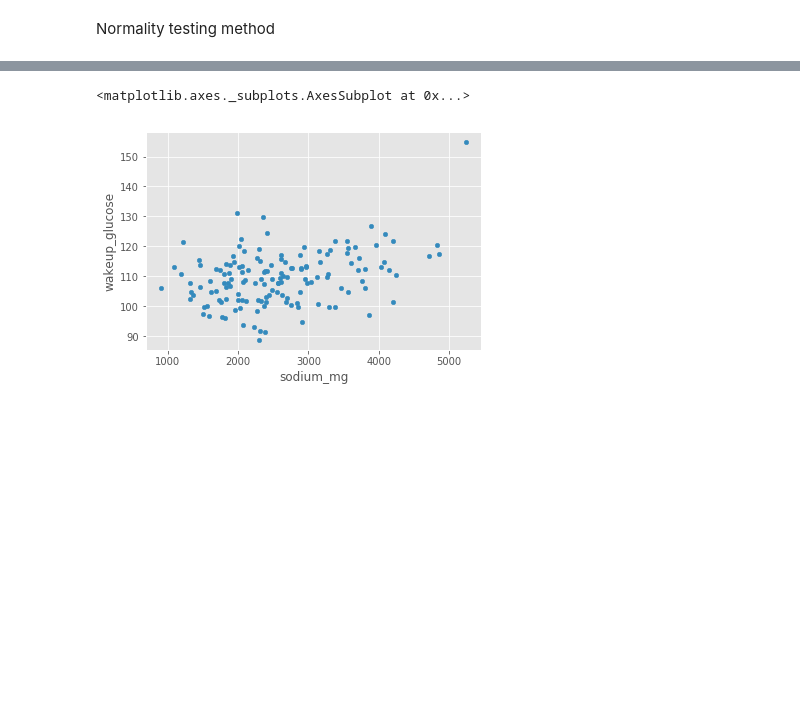
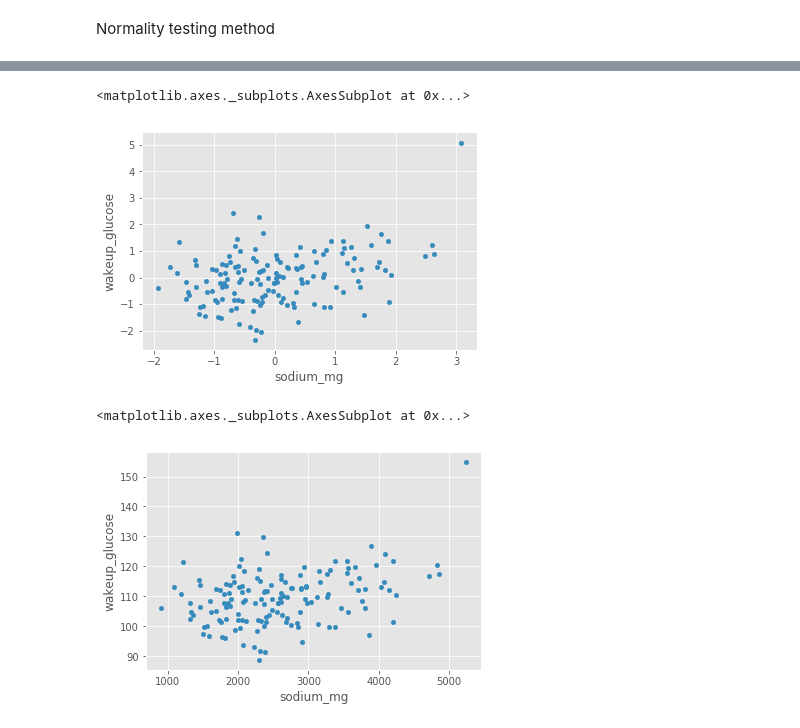
Before and after one commit to ElviraMingazova/MA_Thesis, a Jupyter notebook: Personalized correlations PNP3.ipynb, the cells around one changed output, grey strips where cells are left out. Saved outputs shown, nothing was run; the diff lists cells and outputs as text; code cells hidden in the pictures; blank space fills up the shorter version.

```diff
--- a/Personalized correlations PNP3.ipynb
+++ b/Personalized correlations PNP3.ipynb
@@ -416,4 +324,4 @@ means = data.groupby('RegistrationCode').mean()
 # %%
-std = data.groupby('RegistrationCode').std()
+std = data_corr_total.groupby('RegistrationCode').std()
 # %%
-data = data.set_index('RegistrationCode')
+data_corr_total = data_corr_total.set_index('RegistrationCode')
@@ -430,7 +328,12 @@ data.head()
 # %%
 # standartization of the values into z scores
-for rc in data.index.unique():
-    data.loc[rc] = (data.loc[rc] - means.loc[rc])/std.loc[rc]
+for rc in data_corr_total.index.unique():
+    data_corr_total.loc[rc] = (data_corr_total.loc[rc] - means.loc[rc])/std.loc[rc]
+# %%
+data_corr_total.loc['132178'].plot.scatter(x='sodium_mg', y='wakeup_glucose')
+# %% [output]
+<matplotlib.axes._subplots.AxesSubplot at 0x...>
+[figure, added]
 # %%
 data.loc['132178'].plot.scatter(x='sodium_mg', y='wakeup_glucose')
 # %% [output]
```
Also changed, not shown: parts of 44 cells of this notebook.
